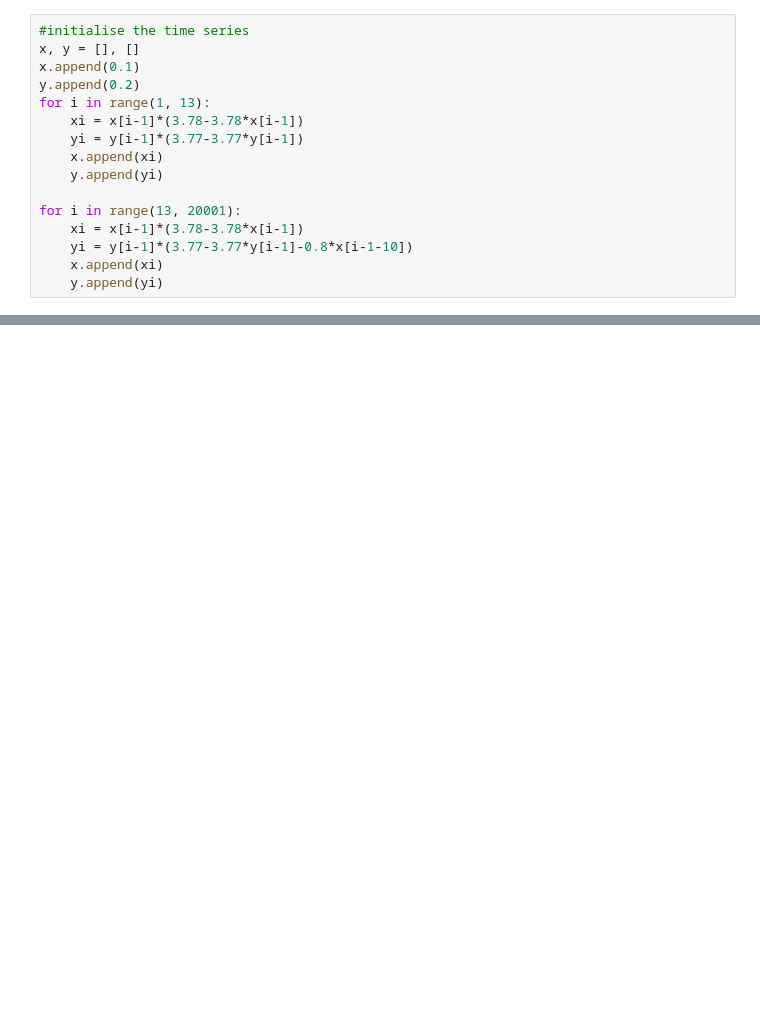
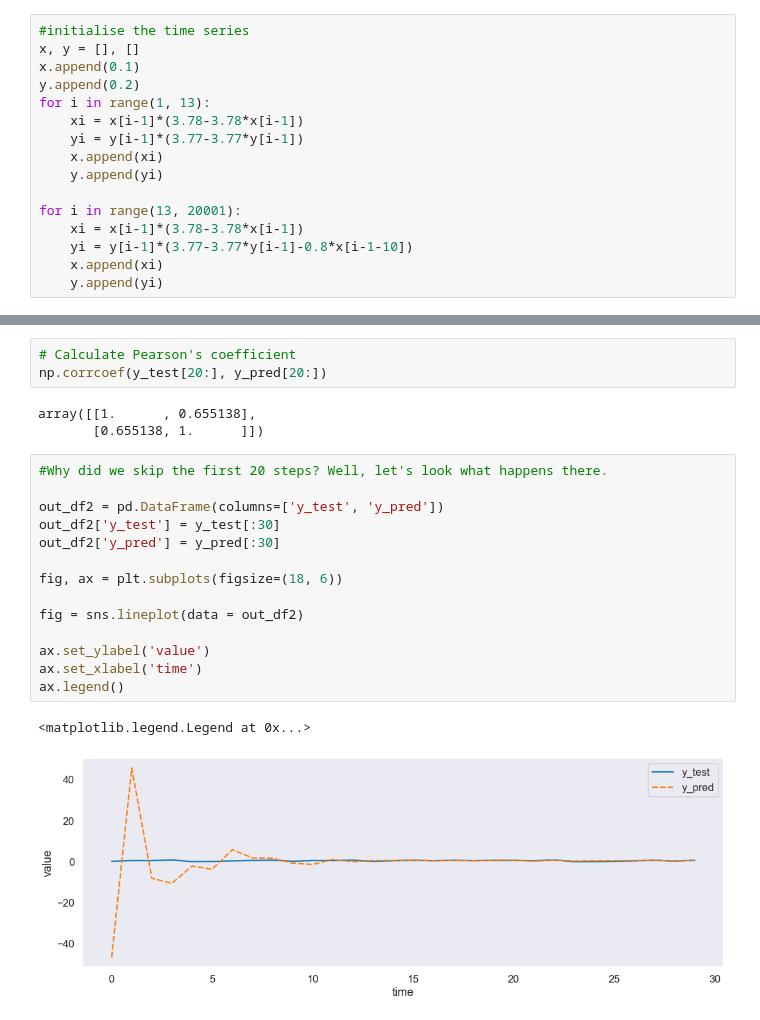
Before and after one commit to filyp/brainhack-reservoir, a Jupyter notebook: test_pyrcn.ipynb, the cells around one changed output, grey strips where cells are left out. Cells and saved outputs as stored; diff of their text form; blank space fills up the shorter version.

```diff
--- a/test_pyrcn.ipynb
+++ b/test_pyrcn.ipynb
@@ -63,0 +89,23 @@ fig = sns.lineplot(data=time_series_df_melted,
+# %%
+# Calculate Pearson's coefficient
+np.corrcoef(y_test[20:], y_pred[20:])
+# %% [output]
+array([[1.      , 0.655138],
+       [0.655138, 1.      ]])
+# %%
+#Why did we skip the first 20 steps? Well, let's look what happens there.
+
+out_df2 = pd.DataFrame(columns=['y_test', 'y_pred'])
+out_df2['y_test'] = y_test[:30]
+out_df2['y_pred'] = y_pred[:30]
+
+fig, ax = plt.subplots(figsize=(18, 6))
+
+fig = sns.lineplot(data = out_df2)
+
+ax.set_ylabel('value')
+ax.set_xlabel('time')
+ax.legend()
+# %% [output]
+<matplotlib.legend.Legend at 0x...>
+[figure, added]
```
Also changed, not shown: parts of 28 cells of this notebook.
